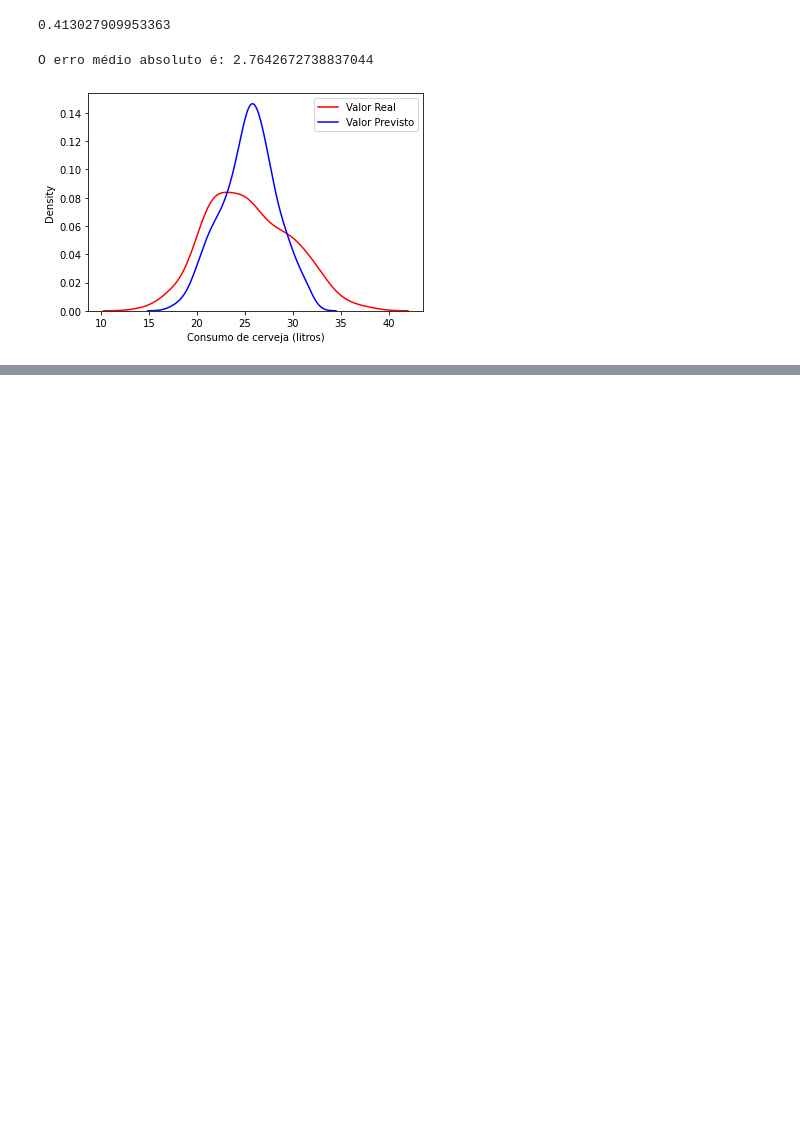
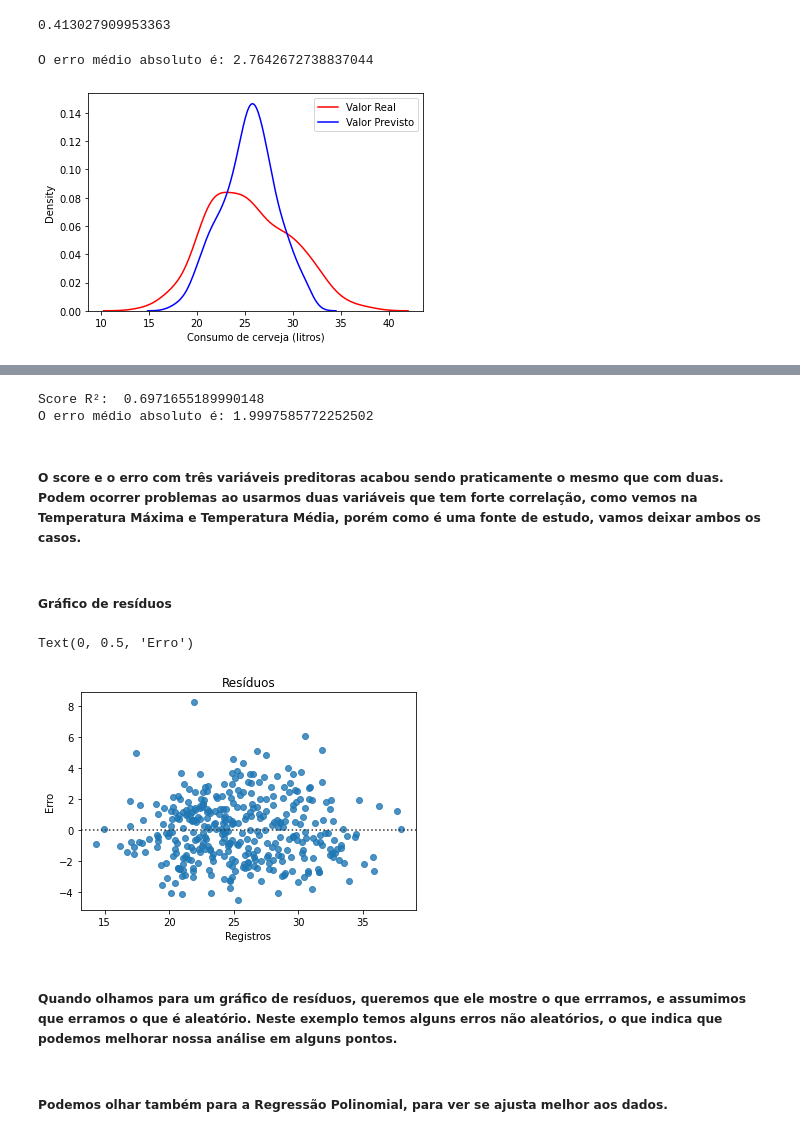
Before and after one commit to Pedro4010/carnawari, a Jupyter notebook: regressao.ipynb, the cells around one changed output, grey strips where cells are left out. Saved outputs shown, nothing was run; the diff lists cells and outputs as text; code cells hidden in the pictures; blank space fills up the shorter version.

```diff
--- a/regressao.ipynb
+++ b/regressao.ipynb
@@ -371,0 +373,6 @@ plt.show()
+# %%
+lm = LinearRegression()
+lm
+X = df[['Temperatura Maxima (C)', 'Final de Semana', 'Temperatura Media (C)']]
+Y = df[['Consumo de cerveja (litros)']]
+lm.fit(X,Y)
@@ -371,0 +406,25 @@ plt.show()
+# %%
+y_hat = lm.predict(X)
+# %%
+print('Score R²: ', lm.score(X,Y))
+mae = mean_absolute_error(df['Consumo de cerveja (litros)'],y_hat)
+print('O erro médio absoluto é:', mae)
+# %% [output]
+Score R²:  0.6971655189990148
+O erro médio absoluto é: 1.9997585772252502
+# %% [markdown]
+##### O score e o  erro com três variáveis preditoras acabou sendo praticamente o mesmo que com duas. Podem ocorrer problemas ao usarmos duas variáveis que tem forte correlação, como vemos na Temperatura Máxima e Temperatura Média, porém como é uma fonte de estudo, vamos deixar ambos os casos.
+# %% [markdown]
+##### Gráfico de resíduos
+# %%
+sns.residplot(df['Consumo de cerveja (litros)'], y_hat)
+plt.title('Resíduos')
+plt.xlabel('Registros')
+plt.ylabel('Erro')
+# %% [output]
+Text(0, 0.5, 'Erro')
+[figure, added]
+# %% [markdown]
+##### Quando olhamos para um gráfico de resíduos, queremos que ele mostre o que errramos, e assumimos que erramos o que é aleatório. Neste exemplo temos alguns erros não aleatórios, o que indica que podemos melhorar nossa análise em alguns pontos.
+# %% [markdown]
+##### Podemos olhar também para a Regressão Polinomial, para ver se ajusta melhor aos dados.
```
Also changed, not shown: parts of 29 cells of this notebook.
